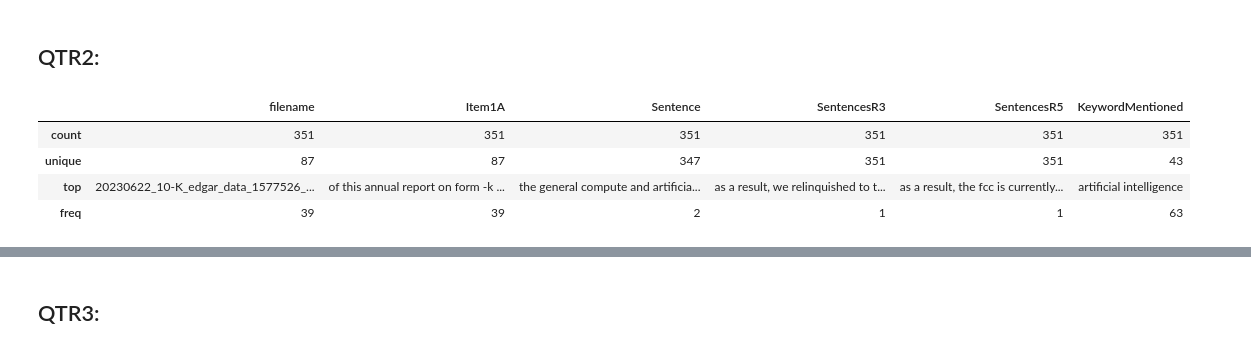
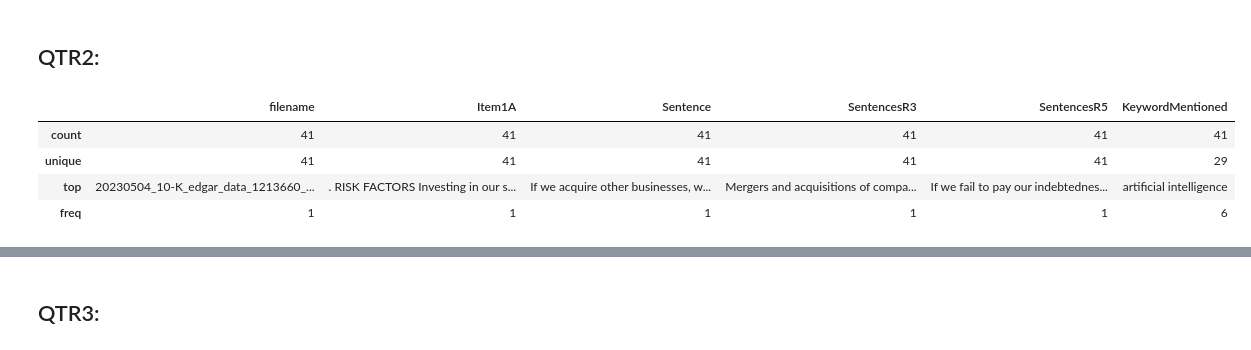
Before and after one commit to rxdhikx/AI-Risk_Classification-From-Financial-Documents, a Jupyter notebook: read_files.ipynb, the cells around one changed output, grey strips where cells are left out. Cells and saved outputs as stored; diff of their text form; code cells hidden in the pictures.

```diff
--- a/read_files.ipynb
+++ b/read_files.ipynb
@@ -110,14 +130,14 @@ image recognition, machine translation
 # %% [markdown]
 ## QTR2:
 # %%
-df = pd.read_csv("/Users/rravindra0463/Desktop/ai_proj/venv/output/Results_QTR2.csv")
+df = pd.read_csv("/Users/rravindra0463/Desktop/ai_proj/venv/new_output/New_Results_QTR2.csv")
 df.describe()
 # %% [output]
 |  | filename | Item1A | Sentence | SentencesR3 | SentencesR5 | KeywordMentioned |
-| count | 351 | 351 | 351 | 351 | 351 | 351 |
-| unique | 87 | 87 | 347 | 351 | 351 | 43 |
-| top | 20230622_10-K_edgar_data_1577526_... | of this annual report on form -k ... | the general compute and artificia... | as a result, we relinquished to t... | as a result, the fcc is currently... | artificial intelligence |
-| freq | 39 | 39 | 2 | 1 | 1 | 63 |
+| count | 41 | 41 | 41 | 41 | 41 | 41 |
+| unique | 41 | 41 | 41 | 41 | 41 | 29 |
+| top | 20230504_10-K_edgar_data_1213660_... | . RISK FACTORS Investing in our s... | If we acquire other businesses, w... | Mergers and acquisitions of compa... | If we fail to pay our indebtednes... | artificial intelligence |
+| freq | 1 | 1 | 1 | 1 | 1 | 6 |
 # %%
 df.head()
 # %% [output]
```
Also changed, not shown: parts of 29 cells of this notebook.
